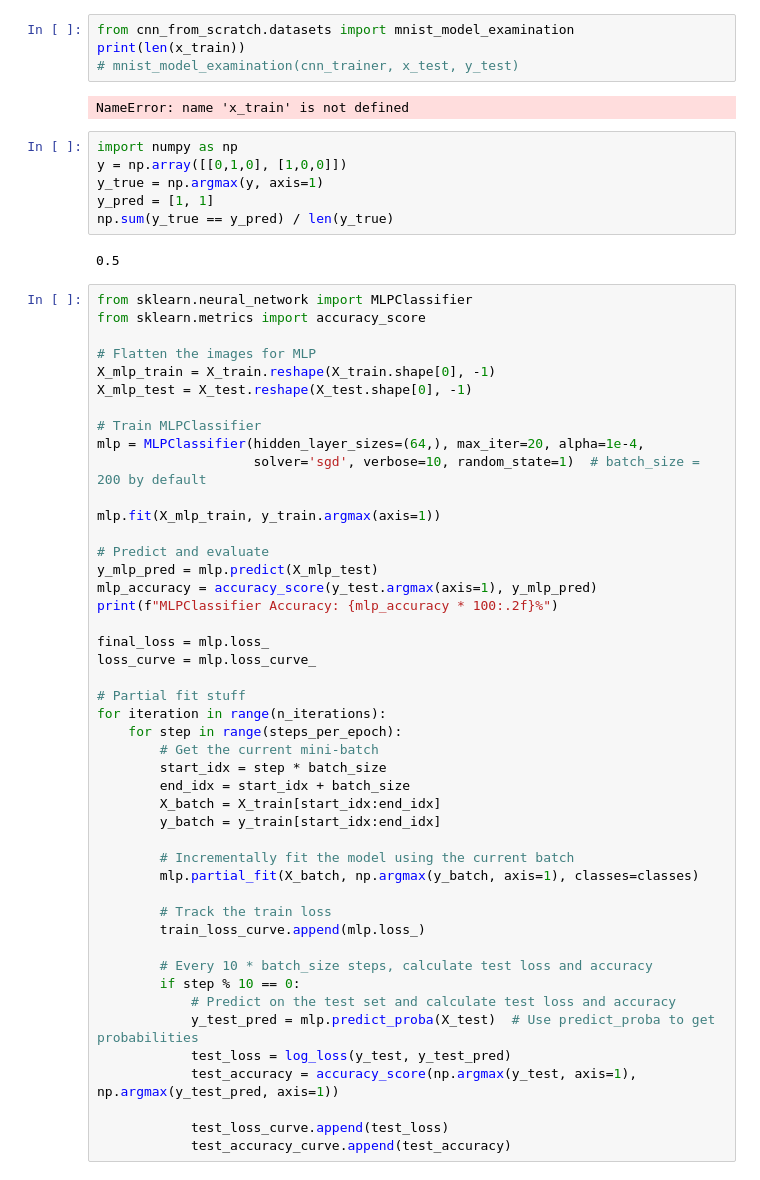
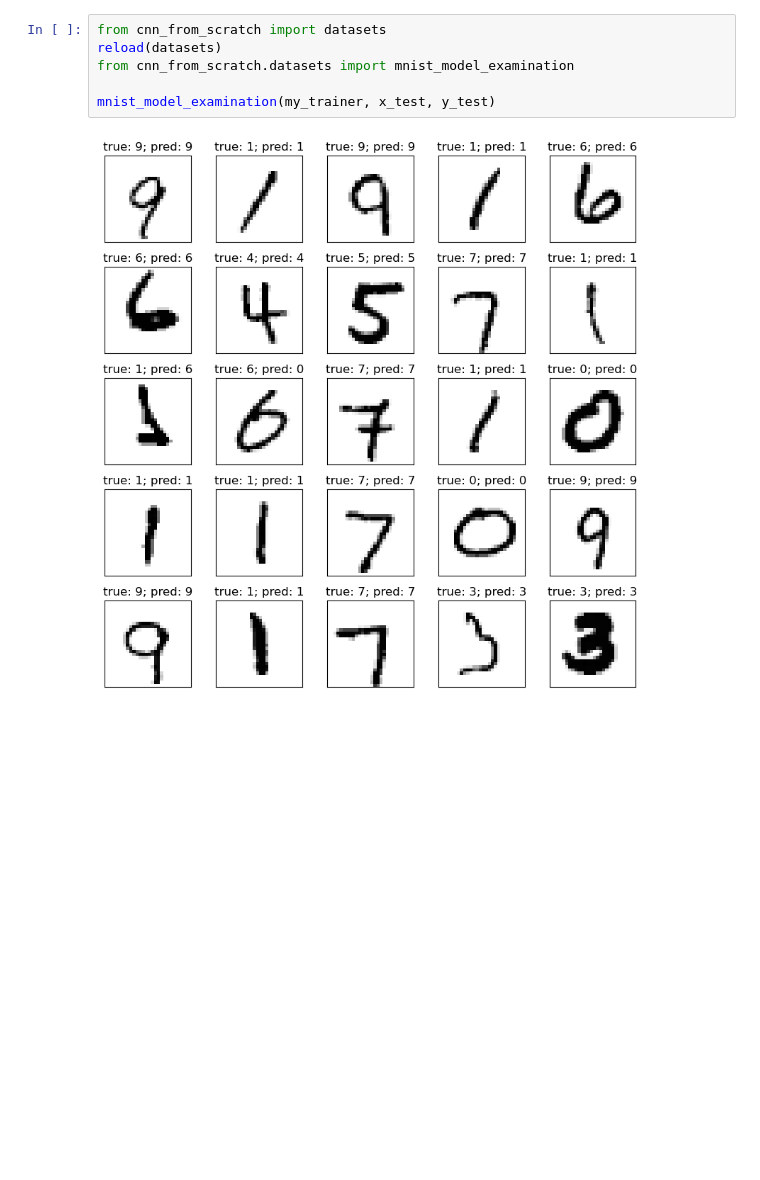
Before and after one commit to idchiang/cnn_from_scratch, a Jupyter notebook: playground.ipynb, the cells around one changed output. Drawn from its saved outputs; the diff is of its cells as text; blank space fills up the shorter version.

```diff
--- a/playground.ipynb
+++ b/playground.ipynb
@@ -84,60 +127,8 @@ cnn_trainer.train_model(N=300000, batch=100, N_print=10000)
 # %%
+from cnn_from_scratch import datasets
+reload(datasets)
 from cnn_from_scratch.datasets import mnist_model_examination
-print(len(x_train))
-# mnist_model_examination(cnn_trainer, x_test, y_test)
+
+mnist_model_examination(my_trainer, x_test, y_test)
 # %% [output]
-NameError: name 'x_train' is not defined
+[figure, added]
-# %%
-import numpy as np
-y = np.array([[0,1,0], [1,0,0]])
-y_true = np.argmax(y, axis=1)
-y_pred = [1, 1]
-np.sum(y_true == y_pred) / len(y_true)
-# %% [output]
-0.5
-# %%
-from sklearn.neural_network import MLPClassifier
-from sklearn.metrics import accuracy_score
-
-# Flatten the images for MLP
-X_mlp_train = X_train.reshape(X_train.shape[0], -1)
-X_mlp_test = X_test.reshape(X_test.shape[0], -1)
-
-# Train MLPClassifier
-mlp = MLPClassifier(hidden_layer_sizes=(64,), max_iter=20, alpha=1e-4,
-                    solver='sgd', verbose=10, random_state=1)  # batch_size = 200 by default
-
-mlp.fit(X_mlp_train, y_train.argmax(axis=1))
-
-# Predict and evaluate
-y_mlp_pred = mlp.predict(X_mlp_test)
-mlp_accuracy = accuracy_score(y_test.argmax(axis=1), y_mlp_pred)
-print(f"MLPClassifier Accuracy: {mlp_accuracy * 100:.2f}%")
-
-final_loss = mlp.loss_
-loss_curve = mlp.loss_curve_
-
-# Partial fit stuff
-for iteration in range(n_iterations):
-    for step in range(steps_per_epoch):
-        # Get the current mini-batch
-        start_idx = step * batch_size
-        end_idx = start_idx + batch_size
-        X_batch = X_train[start_idx:end_idx]
-        y_batch = y_train[start_idx:end_idx]
-
-        # Incrementally fit the model using the current batch
-        mlp.partial_fit(X_batch, np.argmax(y_batch, axis=1), classes=classes)
-
-        # Track the train loss
-        train_loss_curve.append(mlp.loss_)
-
-        # Every 10 * batch_size steps, calculate test loss and accuracy
-        if step % 10 == 0:
-            # Predict on the test set and calculate test loss and accuracy
-            y_test_pred = mlp.predict_proba(X_test)  # Use predict_proba to get probabilities
-            test_loss = log_loss(y_test, y_test_pred)
-            test_accuracy = accuracy_score(np.argmax(y_test, axis=1), np.argmax(y_test_pred, axis=1))
-
-            test_loss_curve.append(test_loss)
-            test_accuracy_curve.append(test_accuracy)
```
Also changed, not shown: parts of 5 cells of this notebook, 8 other files.
